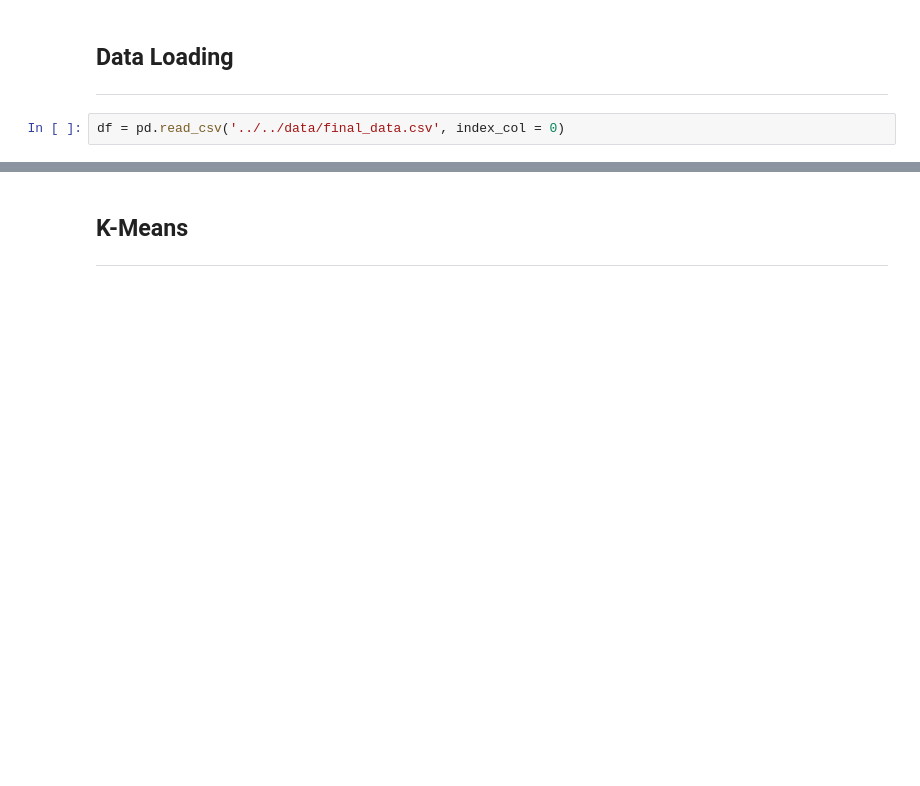
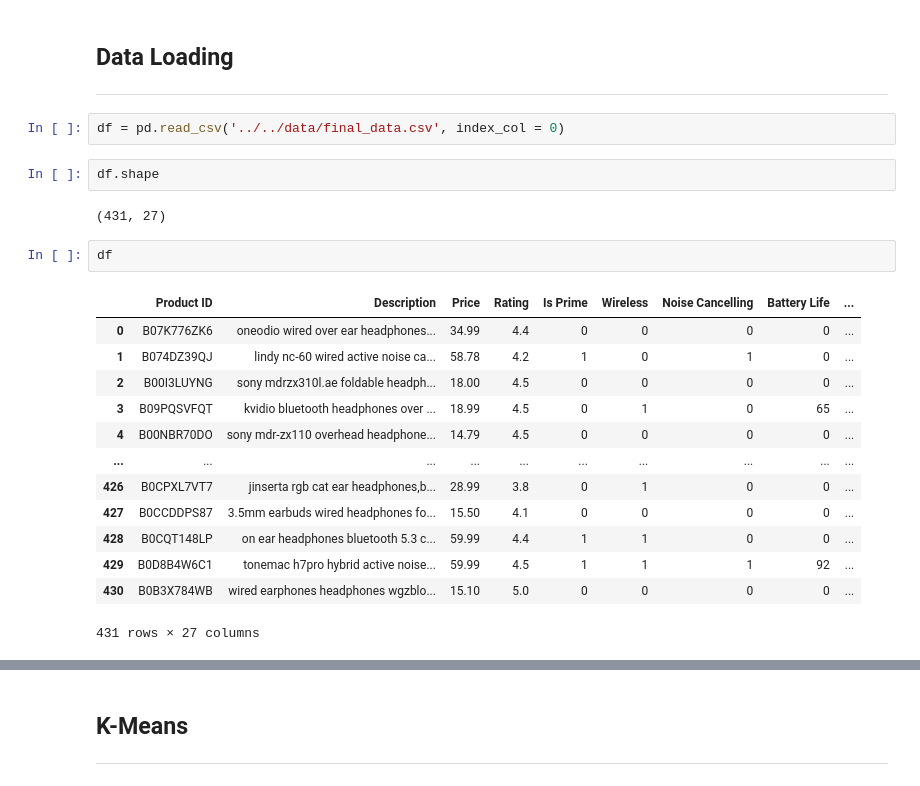
Before and after one commit to simrenbasra/Sound-Decisions, a Jupyter notebook: notebooks/02_data_eda/02-clustering.ipynb, the cells around one changed output, grey strips where cells are left out. Cells and saved outputs as stored; diff of their text form; blank space fills up the shorter version.

```diff
--- a/notebooks/02_data_eda/02-clustering.ipynb
+++ b/notebooks/02_data_eda/02-clustering.ipynb
@@ -27,6 +27,26 @@ from sklearn.metrics import silhouette_score
 ----
 # %%
 df = pd.read_csv('../../data/final_data.csv', index_col = 0)
+# %%
+df.shape
+# %% [output]
+(431, 27)
+# %%
+df
+# %% [output]
+|  | Product ID | Description | Price | Rating | Is Prime | Wireless | Noise Cancelling | Battery Life | ... |
+| 0 | B07K776ZK6 | oneodio wired over ear headphones... | 34.99 | 4.4 | 0 | 0 | 0 | 0 | ... |
+| 1 | B074DZ39QJ | lindy nc-60 wired active noise ca... | 58.78 | 4.2 | 1 | 0 | 1 | 0 | ... |
+| 2 | B00I3LUYNG | sony mdrzx310l.ae foldable headph... | 18.00 | 4.5 | 0 | 0 | 0 | 0 | ... |
+| 3 | B09PQSVFQT | kvidio bluetooth headphones over ... | 18.99 | 4.5 | 0 | 1 | 0 | 65 | ... |
+| 4 | B00NBR70DO | sony mdr-zx110 overhead headphone... | 14.79 | 4.5 | 0 | 0 | 0 | 0 | ... |
+| ... | ... | ... | ... | ... | ... | ... | ... | ... | ... |
+| 426 | B0CPXL7VT7 | jinserta rgb cat ear headphones,b... | 28.99 | 3.8 | 0 | 1 | 0 | 0 | ... |
+| 427 | B0CCDDPS87 | 3.5mm earbuds wired headphones fo... | 15.50 | 4.1 | 0 | 0 | 0 | 0 | ... |
+| 428 | B0CQT148LP | on ear headphones bluetooth 5.3 c... | 59.99 | 4.4 | 1 | 1 | 0 | 0 | ... |
+| 429 | B0D8B4W6C1 | tonemac h7pro hybrid active noise... | 59.99 | 4.5 | 1 | 1 | 1 | 92 | ... |
+| 430 | B0B3X784WB | wired earphones headphones wgzblo... | 15.10 | 5.0 | 0 | 0 | 0 | 0 | ... |
+431 rows × 27 columns
 # %%
 df.head()
 # %% [output]
```
Also changed, not shown: parts of 16 cells of this notebook.
